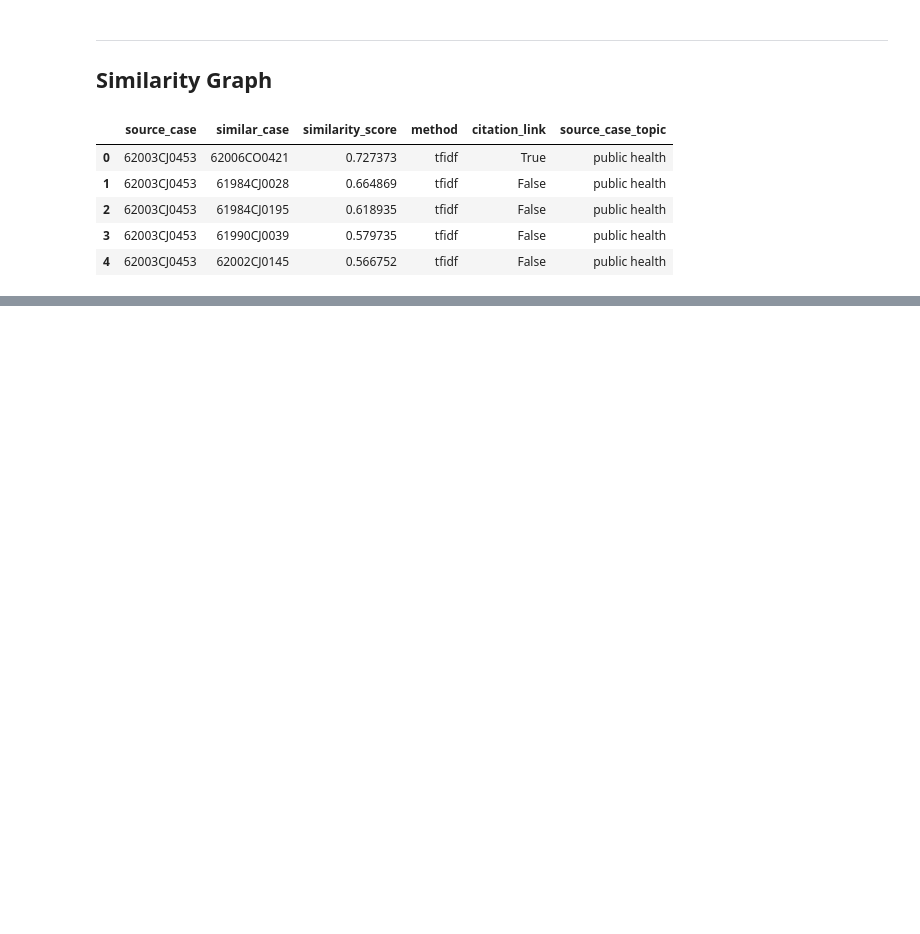
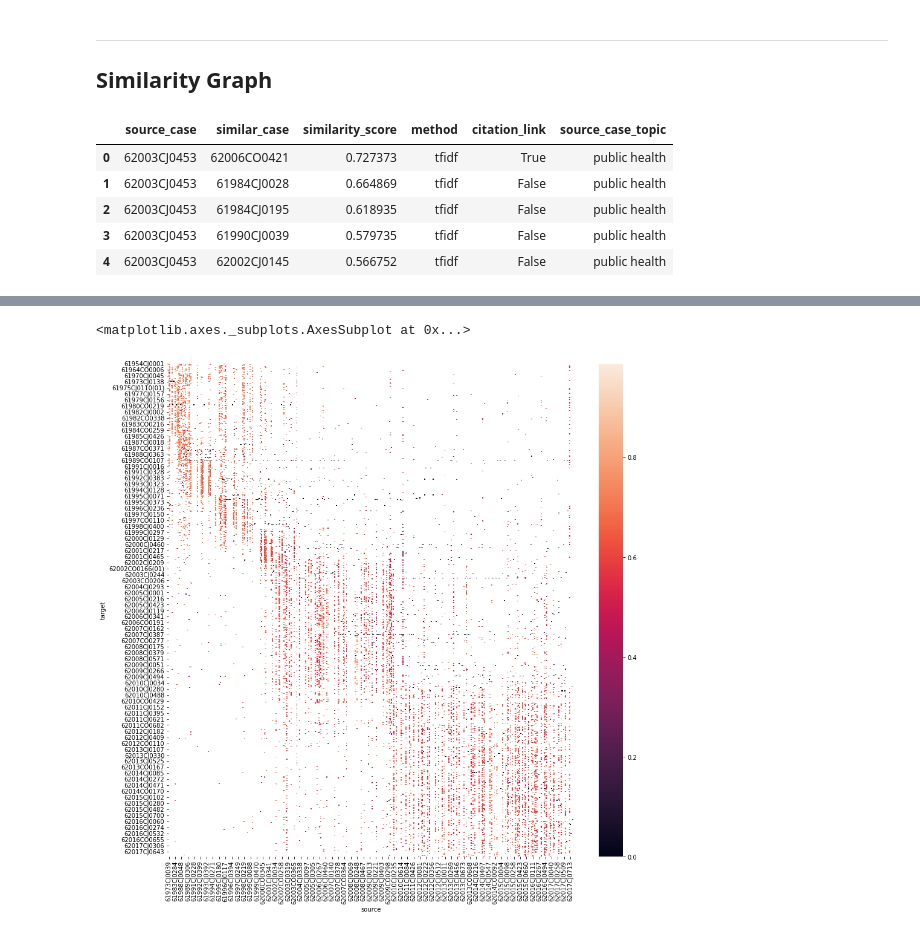
Before and after one commit to Shagunaawasthi/cjeu-court-decision-similarity, a Jupyter notebook: scripts/SetsAnalysis.ipynb, the cells around one changed output, grey strips where cells are left out. Saved outputs shown, nothing was run; the diff lists cells and outputs as text; code cells hidden in the pictures; blank space fills up the shorter version.

```diff
--- a/scripts/SetsAnalysis.ipynb
+++ b/scripts/SetsAnalysis.ipynb
@@ -138,0 +162,10 @@ plt.show()
+# %%
+table_sim = cases_similarity_top4[['source_case','similar_case','similarity_score','method','citation_link']].rename(
+columns = {'source_case':'source','similar_case':'target',})
+
+table_cit = citations_subset
+table_cit['similarity_score'] = 0
+table_cit['method'] = 'NoMethod'
+table_cit['citation_link'] = True
+
+inter_table = table_sim.append(table_cit)
@@ -138,0 +181,6 @@ plt.show()
+# %%
+inter_table_pivot = pd.pivot_table(inter_table,
+                                   values='similarity_score',
+                                   index='target',
+                                   columns='source',
+                                   aggfunc=np.mean)
@@ -138,0 +198,6 @@ plt.show()
+# %%
+plt.figure(figsize=(15, 15))
+sns.heatmap(inter_table_pivot)
+# %% [output]
+<matplotlib.axes._subplots.AxesSubplot at 0x...>
+[figure, added]
```
Also changed, not shown: parts of 43 cells of this notebook, 1 other file.
